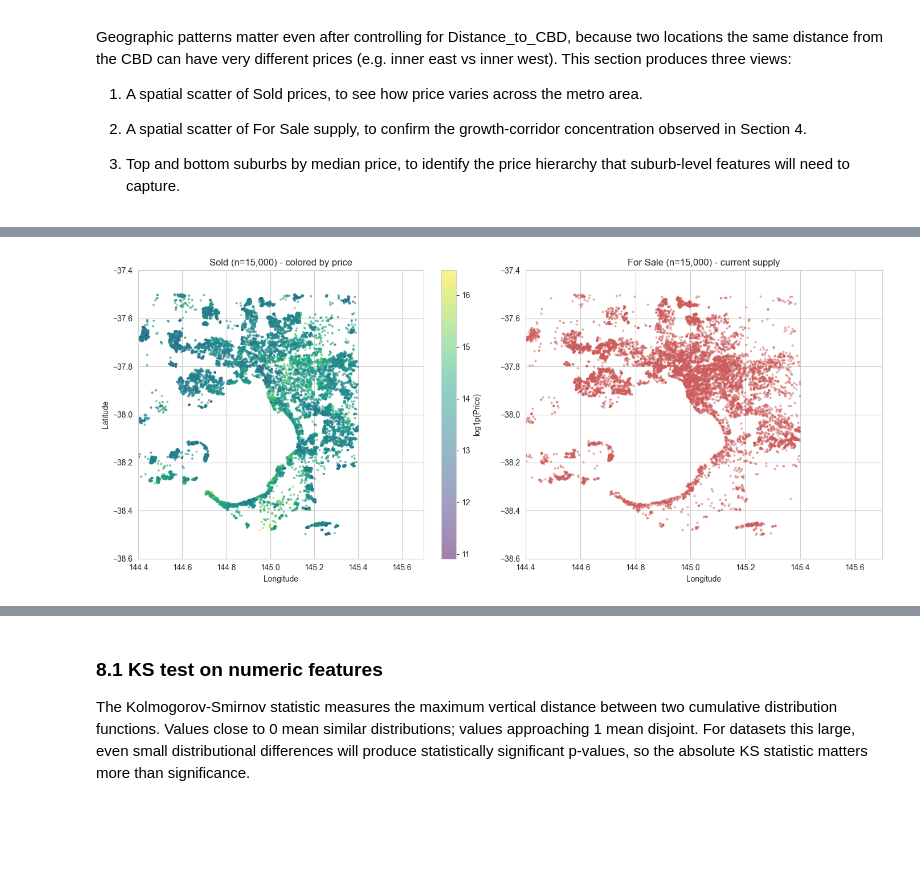
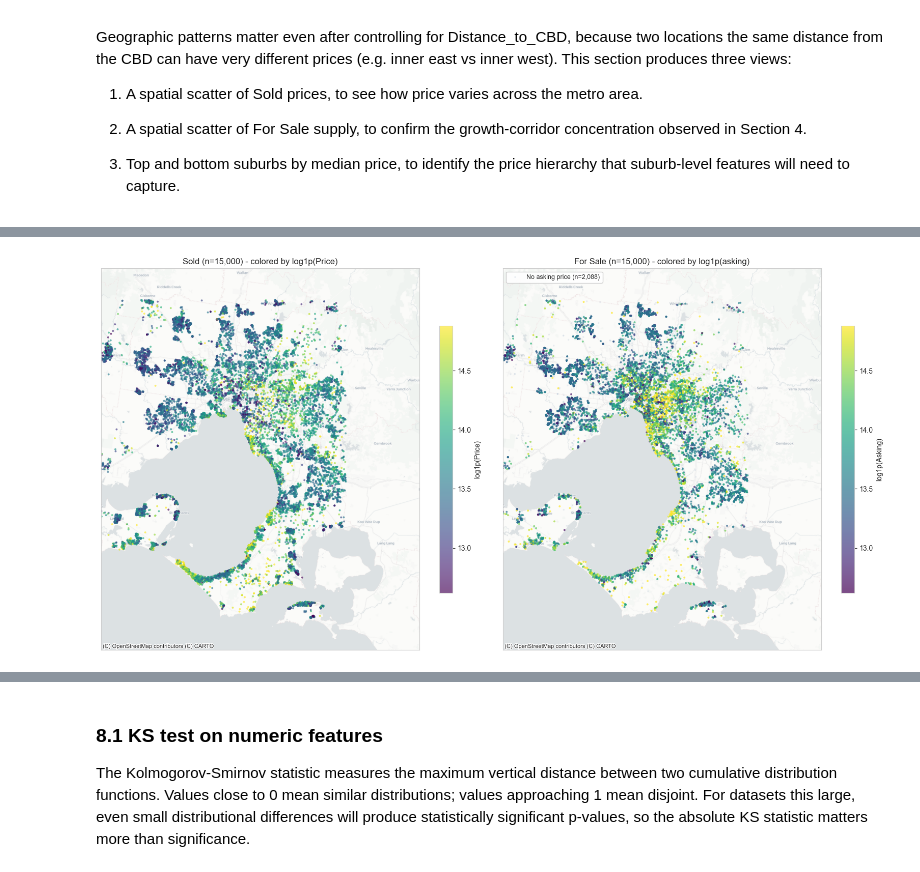
Before and after one commit to laihoangson/real-estate, a Jupyter notebook: report/eda_report.ipynb, the cells around one changed output, grey strips where cells are left out. Saved outputs shown, nothing was run; the diff lists cells and outputs as text; code cells hidden in the pictures; blank space fills up the shorter version.

Commit message:
Update data cleaning in eda report and production workflow

```diff
--- a/report/eda_report.ipynb
+++ b/report/eda_report.ipynb
@@ -707,10 +705,10 @@ def clean_frame(d, is_sold):
     if is_sold:
         # Sold: drop unrecoverable price extremes; keep Price Withheld (NaN) rows for descriptive use.
         priced = d["Numeric_Price"].notna()
-        keep = (~priced) | (d["Numeric_Price"].between(50_000, 20_000_000))
+        keep = (~priced) | (d["Numeric_Price"].between(20_000, 20_000_000))
         before = len(d)
         d = d[keep].copy()
-        print(f"  Sold: dropped {before - len(d):,} rows with price < 50k or > 20M.")
+        print(f"  Sold: dropped {before - len(d):,} rows with price < 20k or > 20M.")
     else:
         # For Sale: NaN-ify implausible asking prices instead of dropping the row.
         # These are upstream parser errors on non-numeric Raw_Price ("$1 deposit",
@@ -719,12 +717,12 @@ def clean_frame(d, is_sold):
         # is unrecoverable. We mark Raw_Price as "Contact Agent" so downstream
         # consumers treat these uniformly with the existing non-numeric rows.
         priced = d["Numeric_Price"].notna()
-        bad_price = priced & (~d["Numeric_Price"].between(50_000, 20_000_000))
+        bad_price = priced & (~d["Numeric_Price"].between(20_000, 20_000_000))
         n_bad = bad_price.sum()
         if n_bad > 0:
             d.loc[bad_price, "Numeric_Price"] = np.nan
             d.loc[bad_price, "Raw_Price"]     = "Contact Agent"
-            print(f"  For Sale: NaN-ified {n_bad:,} rows with parser-error prices (< 50k or > 20M).")
+            print(f"  For Sale: NaN-ified {n_bad:,} rows with parser-error prices (< 20k or > 20M).")
         else:
             print("  For Sale: no rows with out-of-range prices.")
 
@@ -1393,28 +1418,69 @@ I sample up to 15,000 points per map to avoid over-plotting. The Sold map is col
 # %%
-fig, axes = plt.subplots(1, 2, figsize=(14, 6))
+import contextily as ctx
 
-# Sold map - colored by log1p(Price).
-s = sold_priced.sample(min(15000, len(sold_priced)), random_state=0)
-sc = axes[0].scatter(s["Longitude"], s["Latitude"],
-                     c=np.log1p(s["Numeric_Price"]),
-                     cmap="viridis", s=4, alpha=0.5)
-plt.colorbar(sc, ax=axes[0], label="log1p(Price)")
-axes[0].set_title(f"Sold (n={len(s):,}) - colored by price")
-axes[0].set_xlabel("Longitude")
-axes[0].set_ylabel("Latitude")
+# Web Mercator projection (EPSG:3857) for contextily basemaps.
+def to_mercator(lon, lat):
+    """Convert WGS84 lat/lon to Web Mercator x/y."""
+    R = 6378137
+    x = R * np.radians(lon)
+    y = R * np.log(np.tan(np.pi/4 + np.radians(lat)/2))
+    return x, y
 
-# For Sale map - uniform color, shows current supply distribution.
-f = df_forsale.sample(min(15000, len(df_forsale)), random_state=0)
-axes[1].scatter(f["Longitude"], f["Latitude"], color="indianred", s=4, alpha=0.4)
-axes[1].set_title(f"For Sale (n={len(f):,}) - current supply")
-axes[1].set_xlabel("Longitude")
+# Sample for plot speed (15k points each).
+sold_map = sold_priced.sample(min(15000, len(sold_priced)), random_state=0).copy()
+fs_map   = df_forsale.sample(min(15000, len(df_forsale)), random_state=0).copy()
 
-# Clip both to metro envelope.
+sold_map["x"], sold_map["y"] = to_mercator(sold_map["Longitude"].values,
+                                            sold_map["Latitude"].values)
+fs_map["x"],   fs_map["y"]   = to_mercator(fs_map["Longitude"].values,
+                                            fs_map["Latitude"].values)
+
+# Mercator bounds from metro envelope.
+xmin, ymin = to_mercator(LON_MIN, LAT_MIN)
+xmax, ymax = to_mercator(LON_MAX, LAT_MAX)
+
+# Split For Sale into priced (color) and unpriced (grey background).
+fs_priced   = fs_map[fs_map["Numeric_Price"].notna()]
+fs_unpriced = fs_map[fs_map["Numeric_Price"].isna()]
+
+# Shared color scale based on Sold log1p prices.
+vmin = np.log1p(sold_priced["Numeric_Price"].quantile(0.02))
+vmax = np.log1p(sold_priced["Numeric_Price"].quantile(0.98))
+
+fig, axes = plt.subplots(1, 2, figsize=(16, 8))
+
+# Sold map.
+sc1 = axes[0].scatter(sold_map["x"], sold_map["y"],
+                      c=np.log1p(sold_map["Numeric_Price"]),
+                      cmap="viridis", s=8, alpha=0.65,
+                      vmin=vmin, vmax=vmax, edgecolor='none')
+axes[0].set_xlim(xmin, xmax); axes[0].set_ylim(ymin, ymax)
+axes[0].set_title(f"Sold (n={len(sold_map):,}) - colored by log1p(Price)",
+                  fontsize=12)
+axes[0].set_xticks([]); axes[0].set_yticks([])
+plt.colorbar(sc1, ax=axes[0], label="log1p(Price)", shrink=0.7)
+
+# For Sale map: grey for unpriced first, then colored for priced on top.
+axes[1].scatter(fs_unpriced["x"], fs_unpriced["y"],
+                color="#cbd5e1", s=6, alpha=0.4, edgecolor='none',
+                label=f"No asking price (n={len(fs_unpriced):,})")
+sc2 = axes[1].scatter(fs_priced["x"], fs_priced["y"],
+                      c=np.log1p(fs_priced["Numeric_Price"]),
+                      cmap="viridis", s=8, alpha=0.7,
+                      vmin=vmin, vmax=vmax, edgecolor='none')
+axes[1].set_xlim(xmin, xmax); axes[1].set_ylim(ymin, ymax)
+axes[1].set_title(f"For Sale (n={len(fs_map):,}) - colored by log1p(asking)",
+                  fontsize=12)
+axes[1].set_xticks([]); axes[1].set_yticks([])
+axes[1].legend(loc="upper left", fontsize=9, framealpha=0.9)
+plt.colorbar(sc2, ax=axes[1], label="log1p(Asking)", shrink=0.7)
+
+# Add CartoDB Positron basemap (clean grey style).
 for ax in axes:
-    ax.set_xlim(144.4, 145.7)
-    ax.set_ylim(-38.6, -37.4)
+    ctx.add_basemap(ax, source=ctx.providers.CartoDB.Positron, alpha=0.8)
 
-plt.tight_layout(); plt.show()
+plt.tight_layout()
+plt.show()
 # %% [output]
-[figure, old version]
+[figure, new version]
 # %% [markdown]
```
Also changed, not shown: parts of 47 cells of this notebook, 2 other files.
